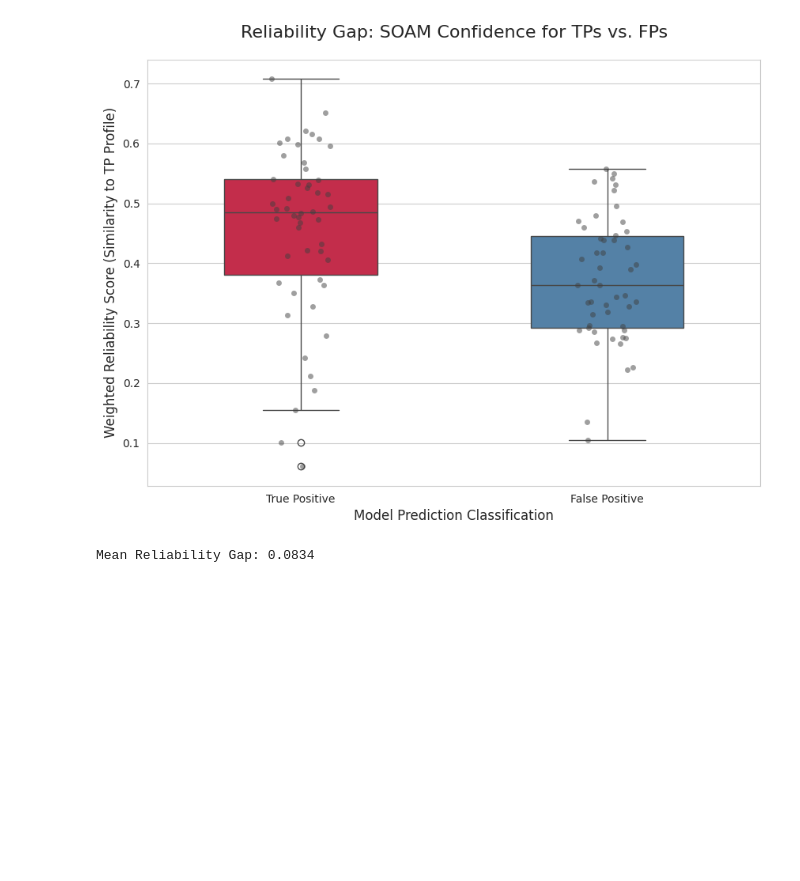
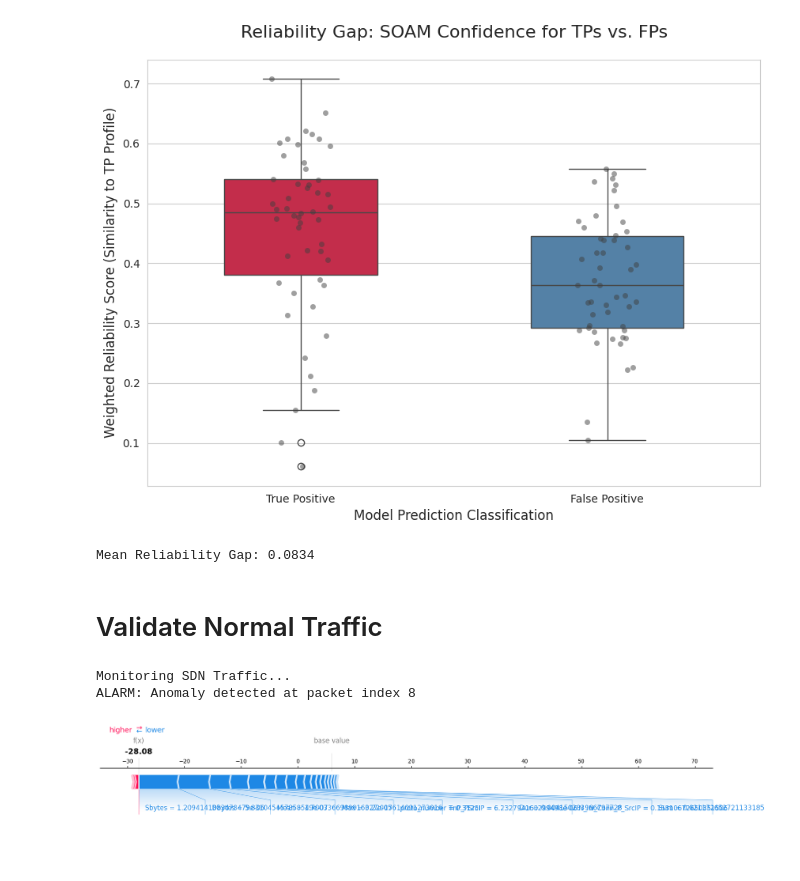
Before and after one commit to MohHaroon/XAI-based-ZSL-for-IIDS, a Jupyter notebook: ZSAL_and_SOAM.ipynb, the cells around one changed output. Drawn from its saved outputs; the diff is of its cells as text; code cells hidden in the pictures; blank space fills up the shorter version.

```diff
--- a/ZSAL_and_SOAM.ipynb
+++ b/ZSAL_and_SOAM.ipynb
@@ -482,3 +525,44 @@ Passing `palette` without assigning `hue` is deprecated and will be removed in v
   ax = sns.boxplot(x='Ground Truth', y='TP_Similarity_Score', data=stress_df, palette=palette, width=0.5)
 [figure]
 Mean Reliability Gap: 0.0834
+# %% [markdown]
+# Validate Normal Traffic
+# %%
+##Normal Traffic
+
+import shap
+
+# Initialize Explainer
+explainer = shap.TreeExplainer(loaded_cat)
+
+# Simulating SDIN Monitoring
+print("Monitoring SDN Traffic...")
+found_anomaly = False
+
+for i in range(len(X_test)):
+    # Get a single packet instance
+    instance = X_test.iloc[i:i+1]
+
+    # Inference
+    prediction = loaded_cat.predict(instance)[0]
+
+    if prediction == 0:  # Anomaly
+        print(f"ALARM: Anomaly detected at packet index {i}")
+
+        # Generate SHAP values
+        instance_shap = explainer.shap_values(instance)
+
+        shap.force_plot(explainer.expected_value, instance_shap[0], instance, matplotlib=True)
+
+        # for ZSAL Labeling
+        target_instance = instance
+        target_shap = instance_shap[0]
+        found_anomaly = True
+        break
+
+if not found_anomaly:
+    print("No anomalies detected in the current traffic batch.")
+# %% [output]
+Monitoring SDN Traffic...
+ALARM: Anomaly detected at packet index 8
+[figure, added]
```
Also changed, not shown: parts of 10 cells of this notebook.
